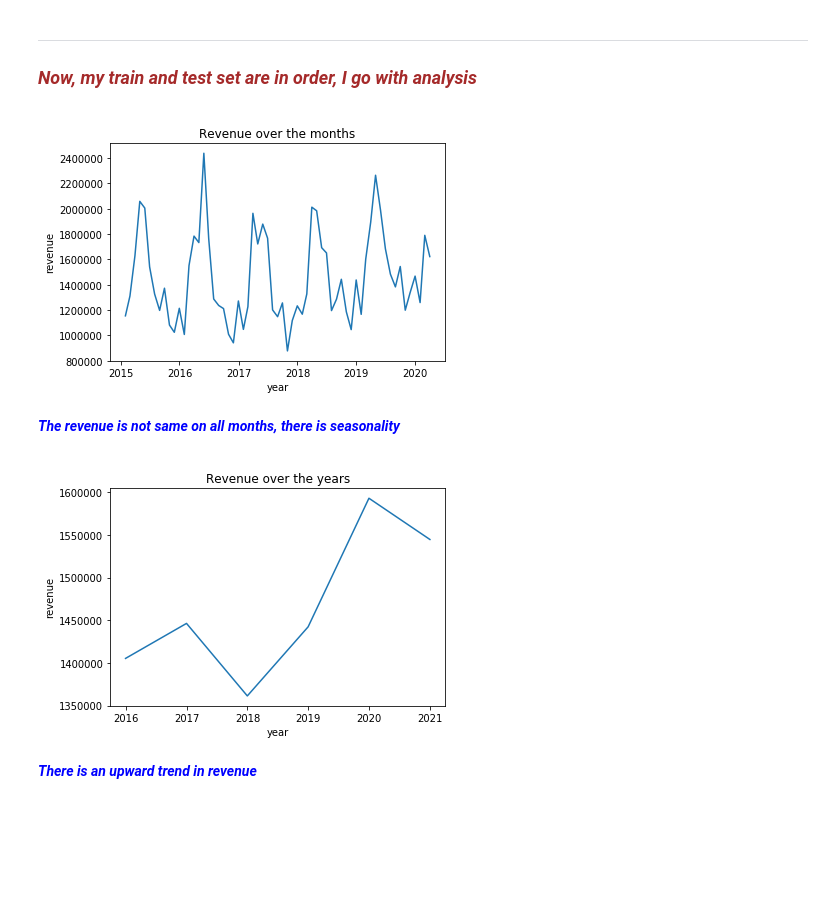
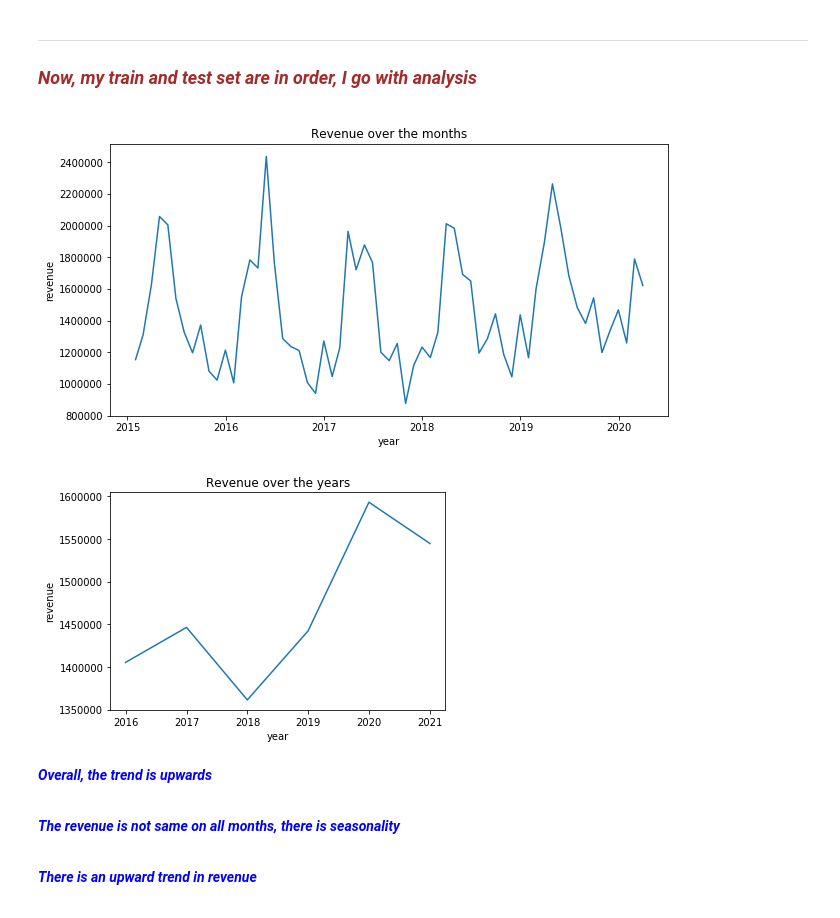
Before and after one commit to sudheerrao07/timeseries1, a Jupyter notebook: TimeSeries.ipynb, the cells around one changed output. Cells and saved outputs as stored; diff of their text form; code cells hidden in the pictures; blank space fills up the shorter version.

```diff
--- a/TimeSeries.ipynb
+++ b/TimeSeries.ipynb
@@ -186,26 +206,31 @@ See the caveats in the documentation: http://pandas.pydata.org/pandas-docs/stabl
 <font color = "brown">
 
 ### ___Now, my train and test set are in order, I go with analysis___
+# %%
+plt.subplots(figsize=(10,5))
+plt.title("Revenue over the months")
+plt.plot(train.resample(rule = "m").mean())
+plt.xlabel("year")
+plt.ylabel("revenue")
+plt.show()
+# %% [output]
+[figure, added]
 # %%
-plt.title("Revenue over the months")
-plt.plot(train.resample(rule = "m").mean())
+plt.title("Revenue over the years")
+plt.plot(train.resample(rule = "y").mean())
 plt.xlabel("year")
 plt.ylabel("revenue")
 plt.show()
 # %% [output]
-[figure, old version]
+[figure, new version]
+# %% [markdown]
+<font color = "blue">
+
+___Overall, the trend is upwards___
 # %% [markdown]
 <font color = "blue">
 
 ___The revenue is not same on all months, there is seasonality___
-# %%
-plt.title("Revenue over the years")
-plt.plot(train.resample(rule = "y").mean())
-plt.xlabel("year")
-plt.ylabel("revenue")
-plt.show()
-# %% [output]
-[figure, removed]
 # %% [markdown]
 <font color = "blue">
 
```
Also changed, not shown: parts of 19 cells of this notebook.
